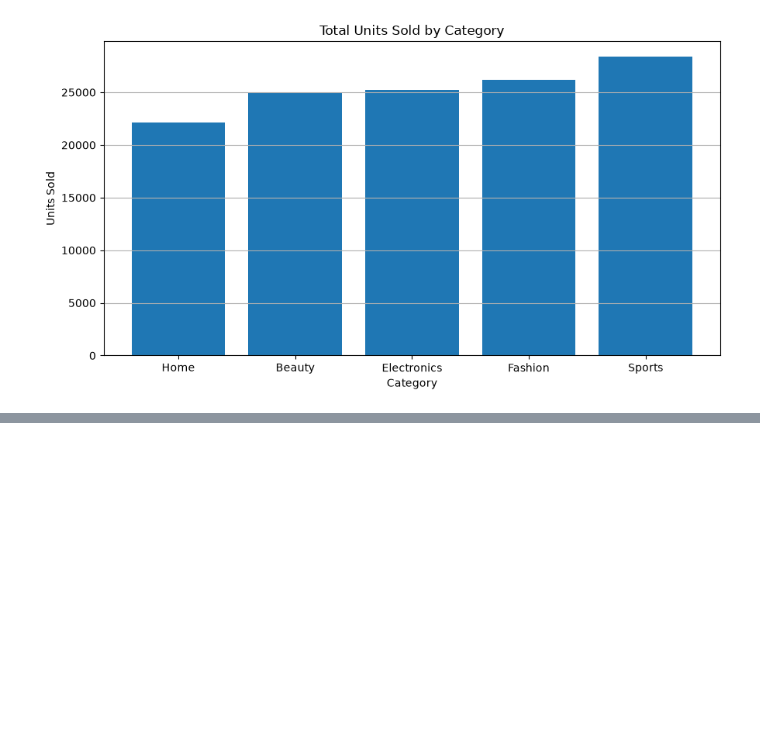
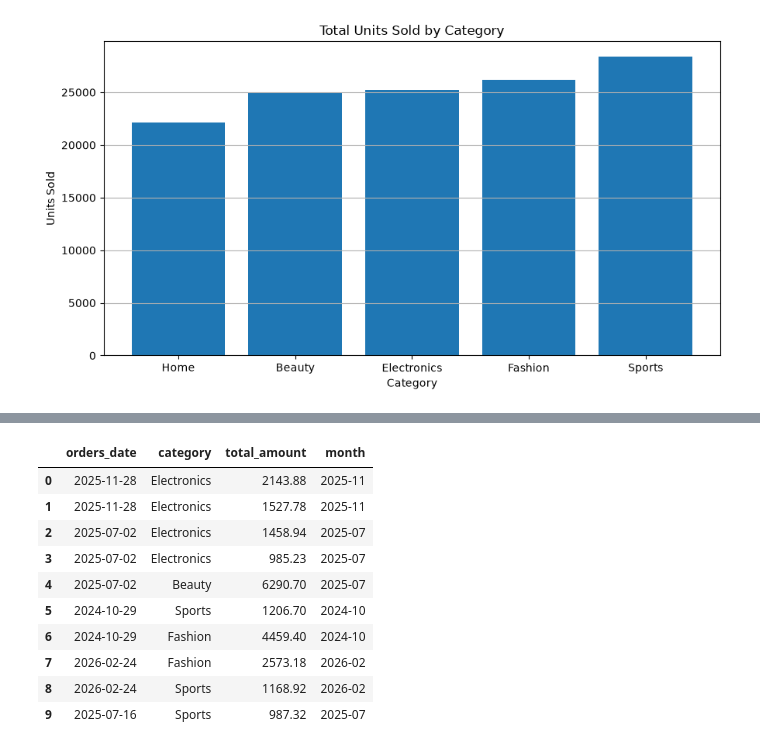
Before and after one commit to Mohammedvahith/E-commerce-Sales-Customer-Analytics, a Jupyter notebook: shopease-analytics/notebooks/03_eda.ipynb, the cells around one changed output, grey strips where cells are left out. Saved outputs shown, nothing was run; the diff lists cells and outputs as text; code cells hidden in the pictures; blank space fills up the shorter version.

```diff
--- a/shopease-analytics/notebooks/03_eda.ipynb
+++ b/shopease-analytics/notebooks/03_eda.ipynb
@@ -2445,0 +2452,24 @@ plt.show()
+# %%
+# Extract the month from the order date
+
+delivered_sales["month"] = (
+    delivered_sales["orders_date"].dt.to_period("M")
+)
+
+display(
+    delivered_sales[
+        ["orders_date","category","total_amount","month"]
+    ].head(10)
+)
+# %% [output]
+|  | orders_date | category | total_amount | month |
+| 0 | 2025-11-28 | Electronics | 2143.88 | 2025-11 |
+| 1 | 2025-11-28 | Electronics | 1527.78 | 2025-11 |
+| 2 | 2025-07-02 | Electronics | 1458.94 | 2025-07 |
+| 3 | 2025-07-02 | Electronics | 985.23 | 2025-07 |
+| 4 | 2025-07-02 | Beauty | 6290.70 | 2025-07 |
+| 5 | 2024-10-29 | Sports | 1206.70 | 2024-10 |
+| 6 | 2024-10-29 | Fashion | 4459.40 | 2024-10 |
+| 7 | 2026-02-24 | Fashion | 2573.18 | 2026-02 |
+| 8 | 2026-02-24 | Sports | 1168.92 | 2026-02 |
+| 9 | 2025-07-16 | Sports | 987.32 | 2025-07 |
```
Also changed, not shown: parts of 2 cells of this notebook.
